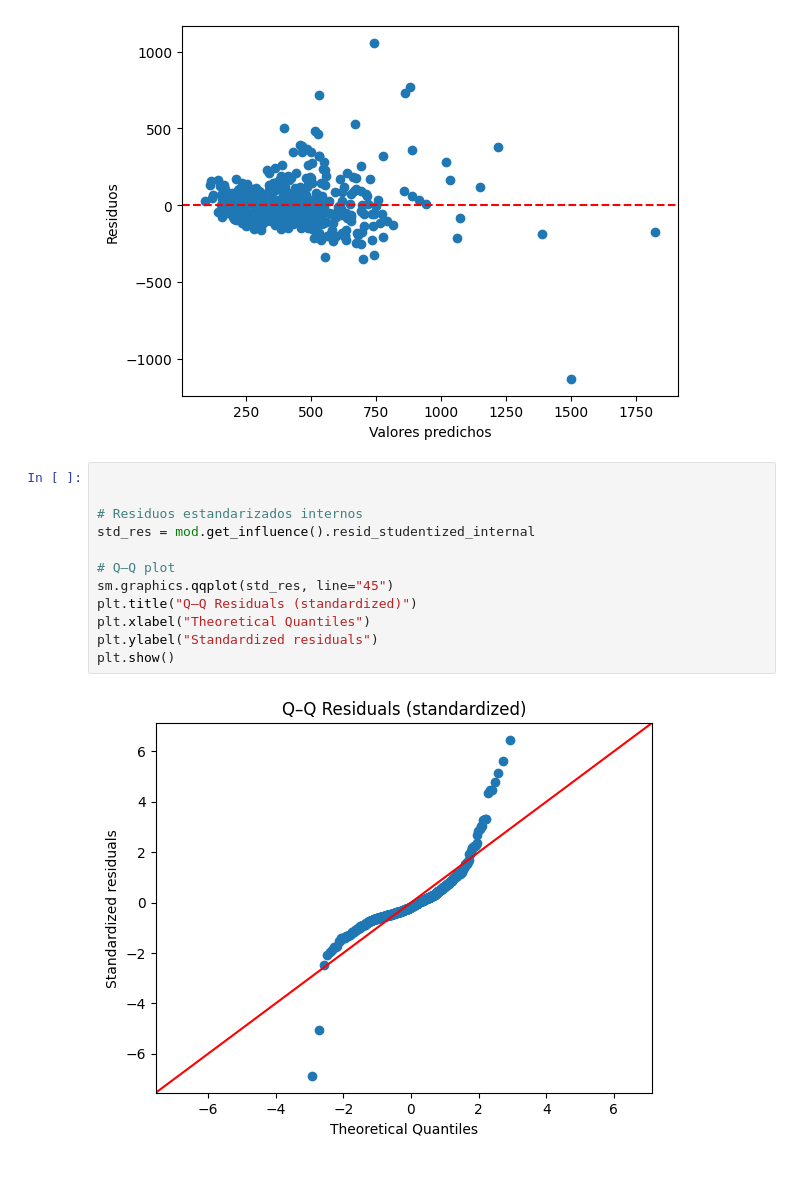
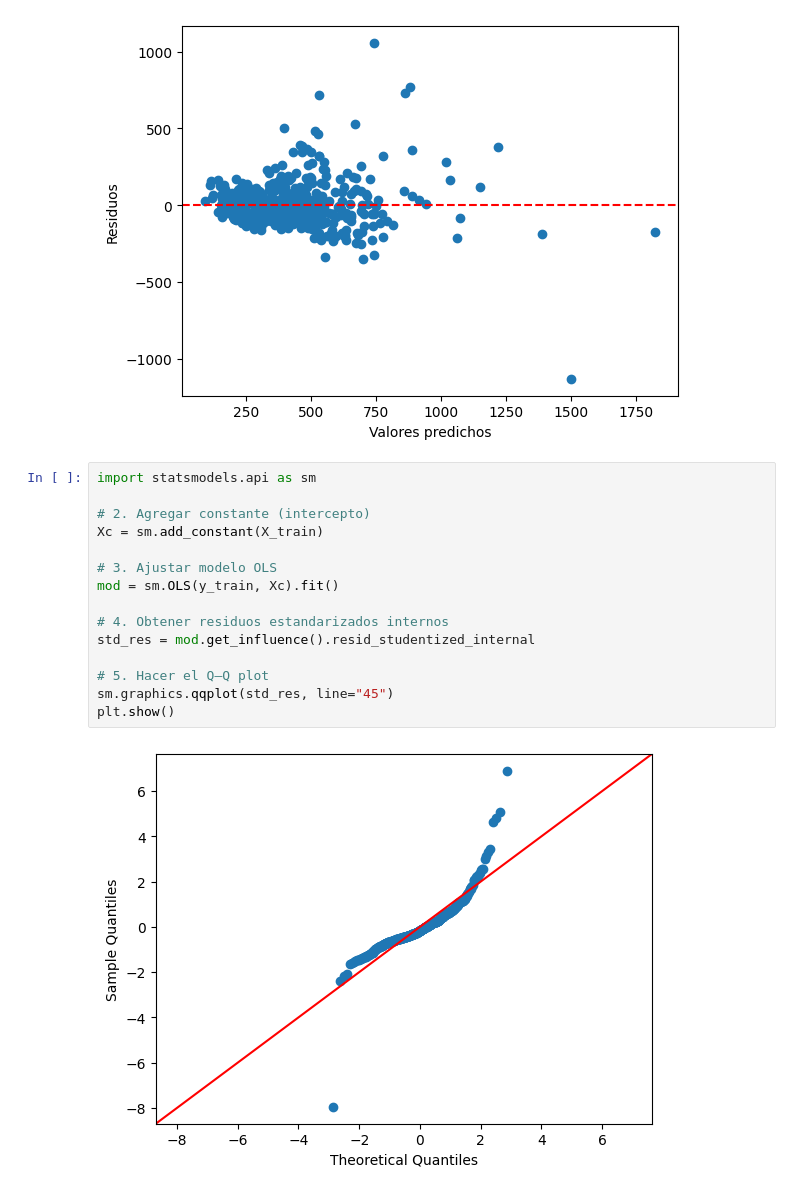
Before and after one commit to marioleandrovanegas/Unidad2, a Jupyter notebook: Unidad2.ipynb, the cells around one changed output. Drawn from its saved outputs; the diff is of its cells as text.

```diff
--- a/Unidad2.ipynb
+++ b/Unidad2.ipynb
@@ -272,20 +272,23 @@ plt.ylabel('Residuos')
 plt.show()
 # %% [output]
 [figure]
-# %%
-
-
-# Residuos estandarizados internos
-std_res = mod.get_influence().resid_studentized_internal
-
-# Q–Q plot
-sm.graphics.qqplot(std_res, line="45")
-plt.title("Q–Q Residuals (standardized)")
-plt.xlabel("Theoretical Quantiles")
-plt.ylabel("Standardized residuals")
-plt.show()
-# %% [output]
-[figure, removed]
+# %%
+import statsmodels.api as sm
+
+# 2. Agregar constante (intercepto)
+Xc = sm.add_constant(X_train)
+
+# 3. Ajustar modelo OLS
+mod = sm.OLS(y_train, Xc).fit()
+
+# 4. Obtener residuos estandarizados internos
+std_res = mod.get_influence().resid_studentized_internal
+
+# 5. Hacer el Q–Q plot
+sm.graphics.qqplot(std_res, line="45")
+plt.show()
+# %% [output]
+[figure, added]
 # %%
 # 2. Obtener residuos estandarizados internos
 std_res = mod.get_influence().resid_studentized_internal
```
Also changed, not shown: parts of 3 cells of this notebook.
